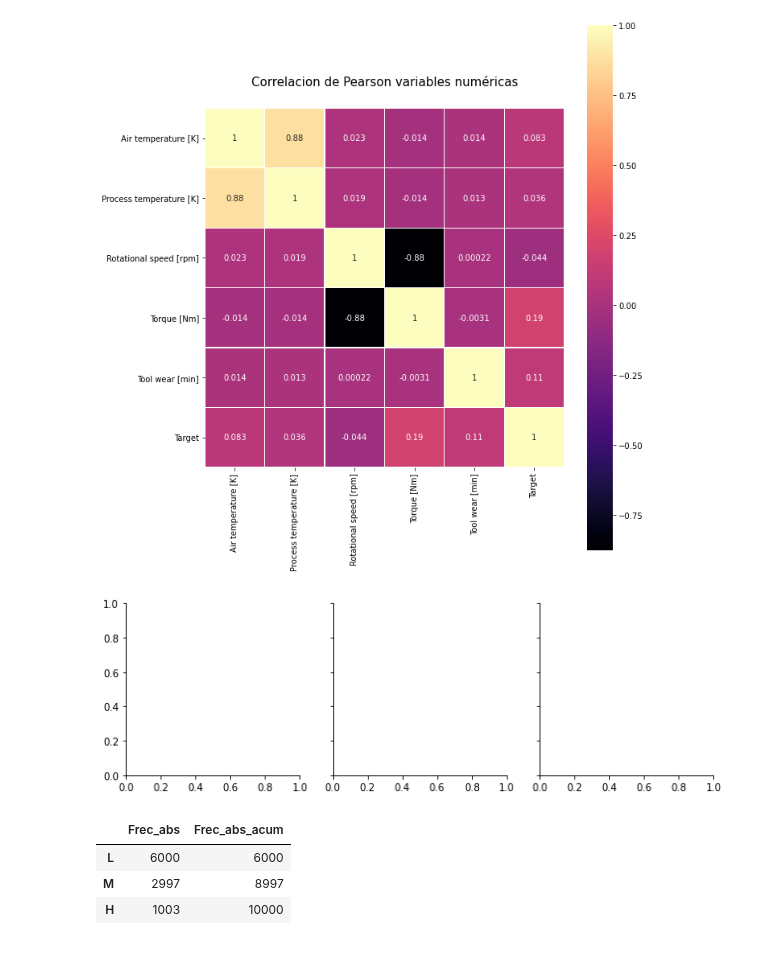
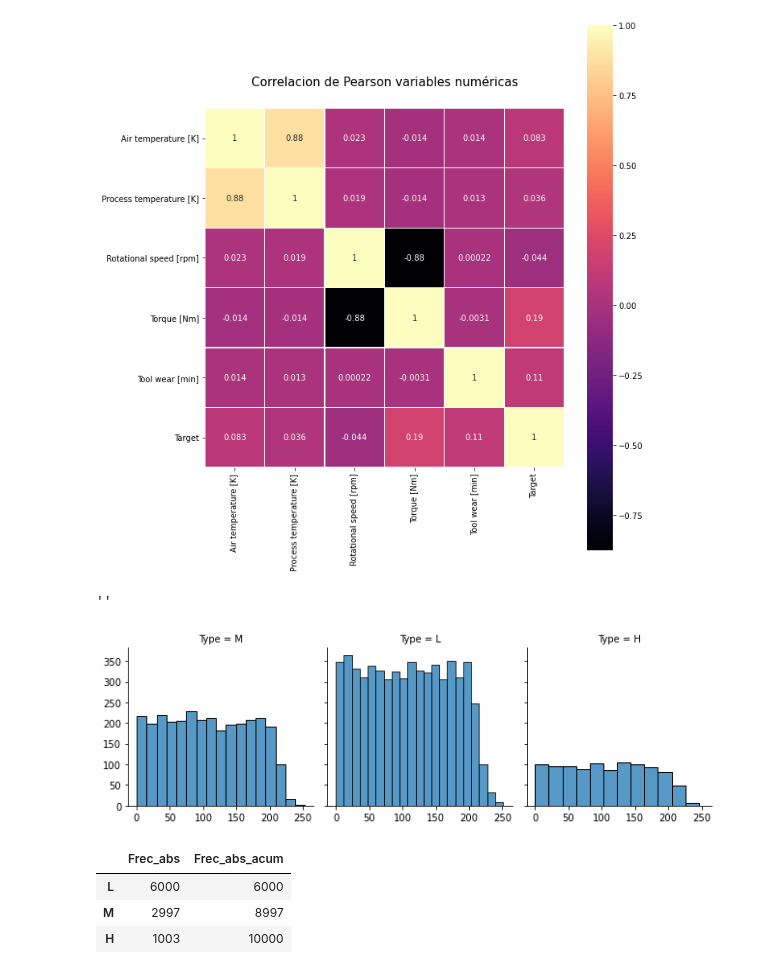
Before and after one commit to maxi879/proyecto_final_coder, a Jupyter notebook: Analisis.ipynb, the cells around one changed output. Drawn from its saved outputs; the diff is of its cells as text; code cells hidden in the pictures.

```diff
--- a/Analisis.ipynb
+++ b/Analisis.ipynb
@@ -279,11 +279,13 @@ Text(0.5, 1.05, 'Correlacion de Pearson variables numéricas')
 # %%
 # Analisis bivariado entre variable numerica y categorica.
 # Tool wear segun type
 g= sns.FacetGrid(df, col="Type")
-g.map_dataframe(sns.scatterplot, x="", y="")
+g.map_dataframe(sns.histplot, x="Tool wear [min]", )
 g.add_legend()
+""
 # %% [output]
+''
-[figure, old version]
+[figure, new version]
 # %%
                                         ##################################################
                                         ## Analisis de frecuencias variable categoricas ##
```
